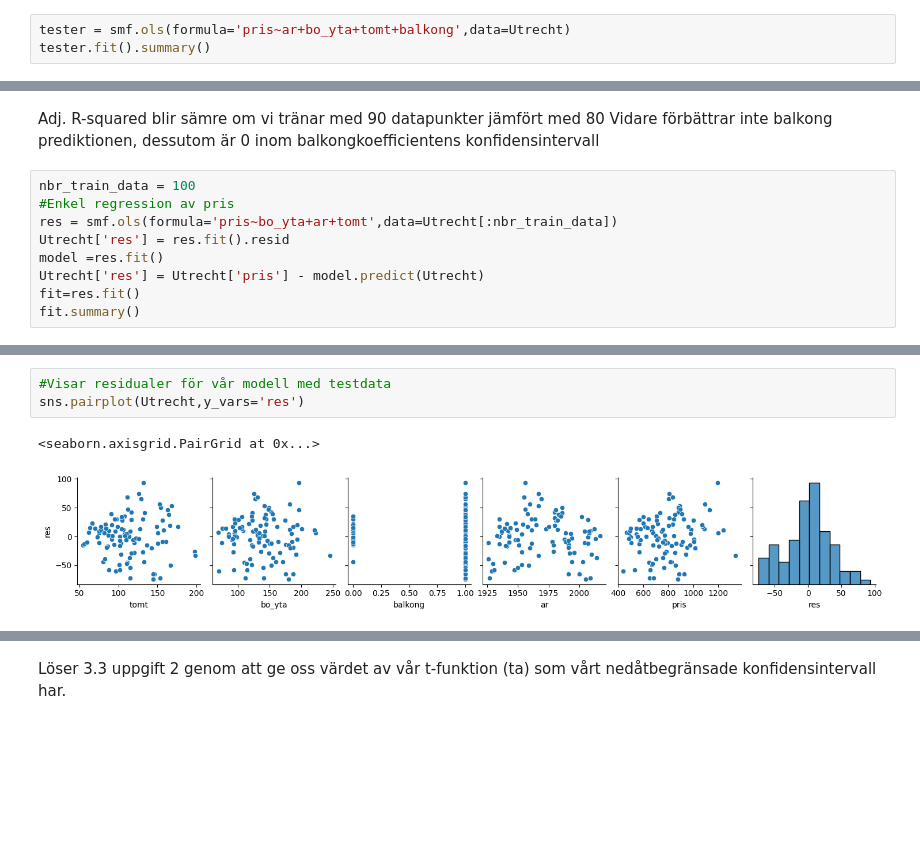
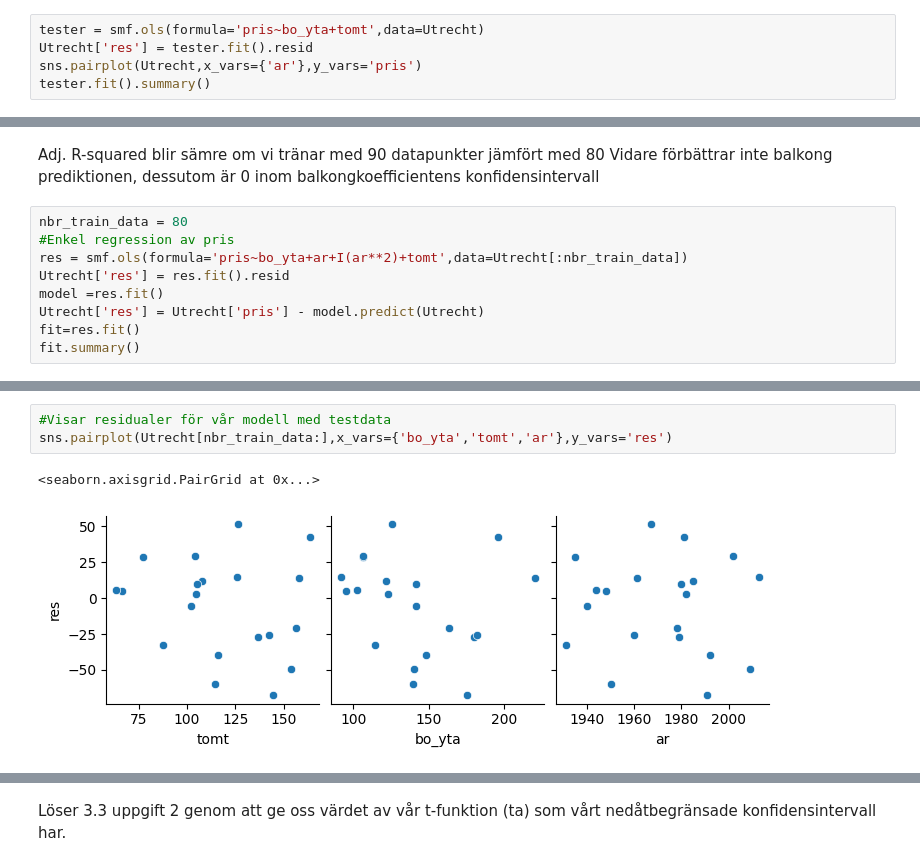
Before and after one commit to md5nake/fmsf80-projekt, a Jupyter notebook: stat.ipynb, the cells around one changed output, grey strips where cells are left out. Cells and saved outputs as stored; diff of their text form; blank space fills up the shorter version.

```diff
--- a/stat.ipynb
+++ b/stat.ipynb
@@ -30,5 +17,7 @@ print( Utrecht )
 # %%
-tester = smf.ols(formula='pris~ar+bo_yta+tomt+balkong',data=Utrecht)
+tester = smf.ols(formula='pris~bo_yta+tomt',data=Utrecht)
+Utrecht['res'] = tester.fit().resid
+sns.pairplot(Utrecht,x_vars={'ar'},y_vars='pris')
 tester.fit().summary()
 # %% [output]
 OLS Regression Results
@@ -59,9 +45,9 @@ strong multicollinearity or other numerical problems.
 Adj. R-squared blir sämre om vi tränar med 90 datapunkter jämfört med 80
 Vidare förbättrar inte balkong prediktionen, dessutom är 0 inom balkongkoefficientens konfidensintervall
 # %%
-nbr_train_data = 100
+nbr_train_data = 80
 #Enkel regression av pris
-res = smf.ols(formula='pris~bo_yta+ar+tomt',data=Utrecht[:nbr_train_data])
+res = smf.ols(formula='pris~bo_yta+ar+I(ar**2)+tomt',data=Utrecht[:nbr_train_data])
 Utrecht['res'] = res.fit().resid
 model =res.fit()
 Utrecht['res'] = Utrecht['pris'] - model.predict(Utrecht)
@@ -93,9 +80,9 @@ Notes:
 strong multicollinearity or other numerical problems.
 # %%
 #Visar residualer för vår modell med testdata
-sns.pairplot(Utrecht,y_vars='res')
+sns.pairplot(Utrecht[nbr_train_data:],x_vars={'bo_yta','tomt','ar'},y_vars='res')
 # %% [output]
 <seaborn.axisgrid.PairGrid at 0x...>
-[figure, old version]
+[figure, new version]
 # %%
 #residualerna verkar väldigt normalfördelade
```
Also changed, not shown: parts of 6 cells of this notebook.
